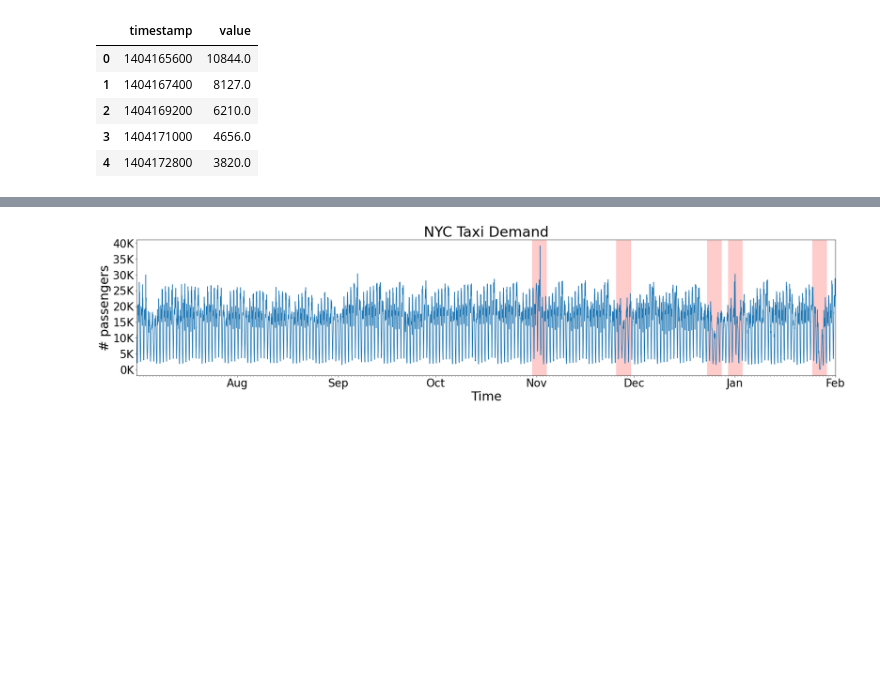
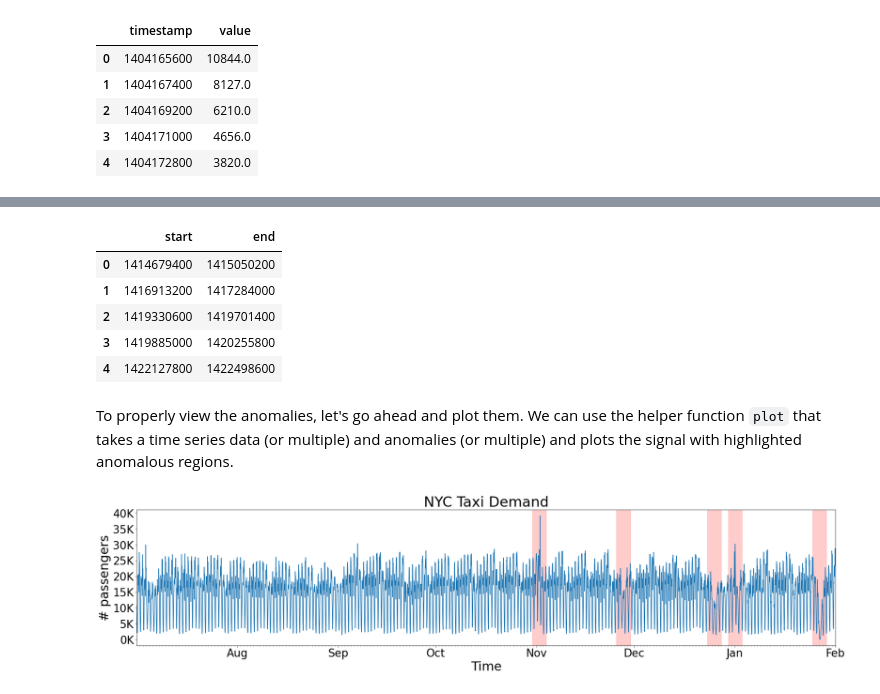
Before and after one commit to sintel-dev/Orion, a Jupyter notebook: notebooks/tulog/Tulog.ipynb, the cells around one changed output, grey strips where cells are left out. Saved outputs shown, nothing was run; the diff lists cells and outputs as text; code cells hidden in the pictures; blank space fills up the shorter version.

```diff
--- a/notebooks/tulog/Tulog.ipynb
+++ b/notebooks/tulog/Tulog.ipynb
@@ -39 +45,12 @@ df.head(5)
+# %%
+known_anomalies
+# %% [output]
+|  | start | end |
+| 0 | 1414679400 | 1415050200 |
+| 1 | 1416913200 | 1417284000 |
+| 2 | 1419330600 | 1419701400 |
+| 3 | 1419885000 | 1420255800 |
+| 4 | 1422127800 | 1422498600 |
+# %% [markdown]
+To properly view the anomalies, let's go ahead and plot them. We can use the helper function `plot` that takes a time series data (or multiple) and anomalies (or multiple) and plots the signal with highlighted anomalous regions.
 # %%
```
Also changed, not shown: parts of 20 cells of this notebook.
